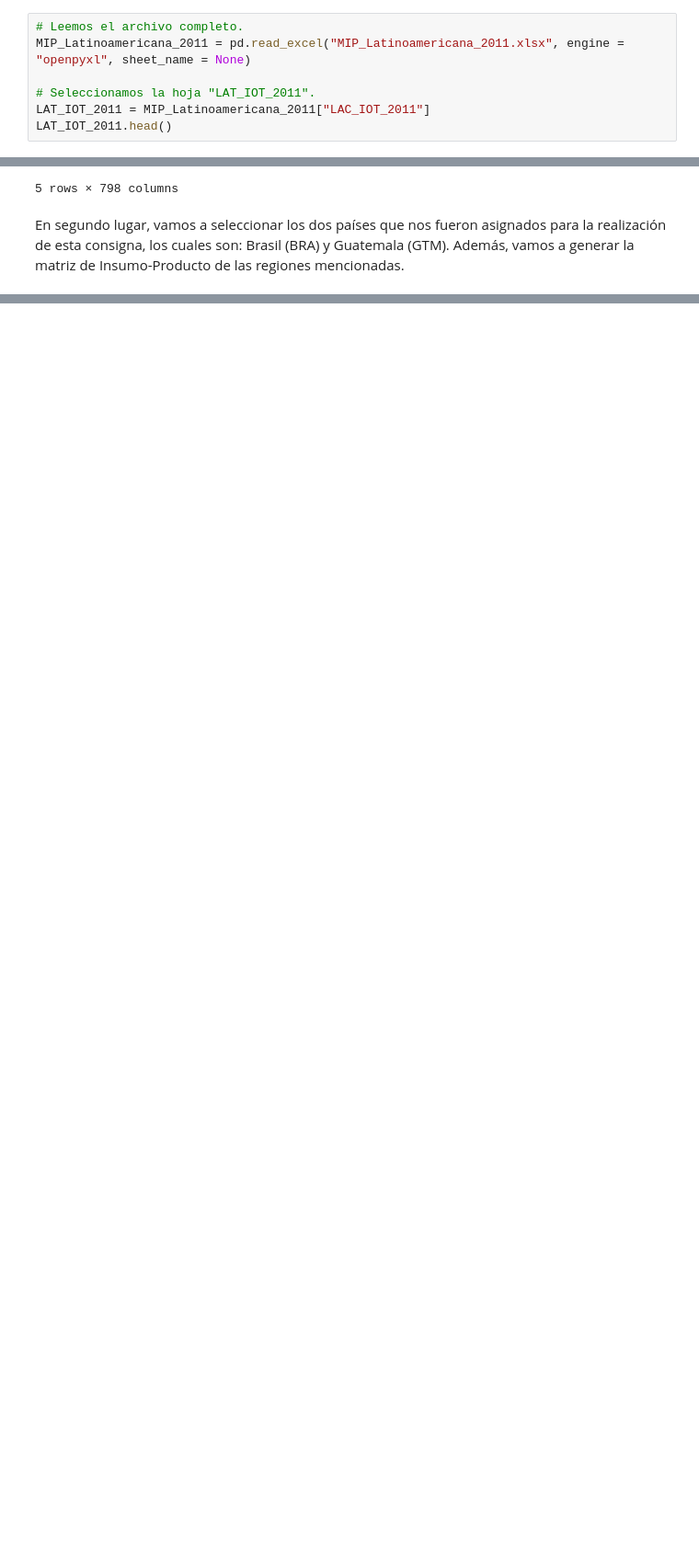
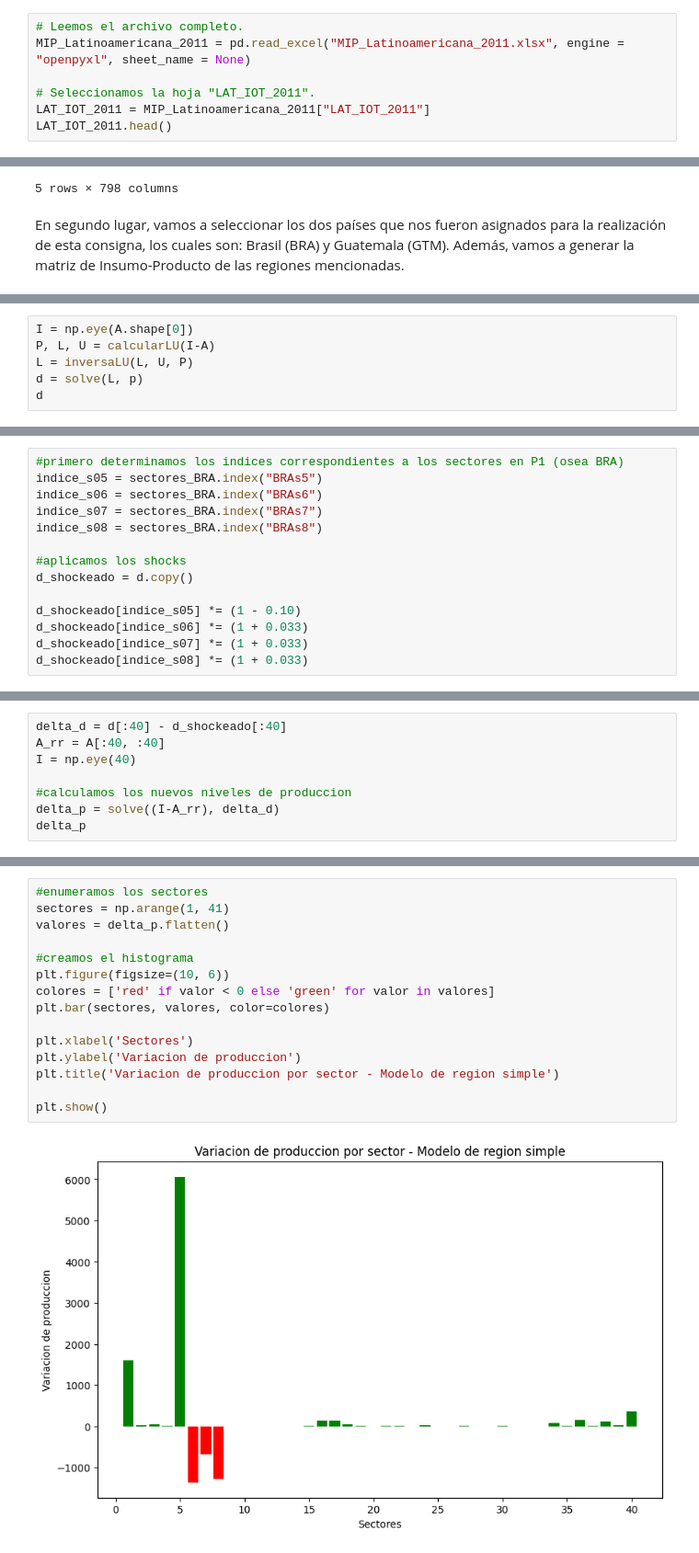
Before and after one commit to Gabrielnm7/ALC-FCEN_UBA, a Jupyter notebook: TP1/grupo_abeliano_TP1.ipynb, the cells around one changed output, grey strips where cells are left out. Shown: that part at 92% size. Drawn from its saved outputs; the diff is of its cells as text; blank space fills up the shorter version.

```diff
--- a/TP1/grupo_abeliano_TP1.ipynb
+++ b/TP1/grupo_abeliano_TP1.ipynb
@@ -513,7 +516,7 @@ En primer lugar, vamos a leer el archivo de excel denominado "MIP_Latinoamerican
 MIP_Latinoamericana_2011 = pd.read_excel("MIP_Latinoamericana_2011.xlsx", engine = "openpyxl", sheet_name = None)
 
 # Seleccionamos la hoja "LAT_IOT_2011".
-LAT_IOT_2011 = MIP_Latinoamericana_2011["LAC_IOT_2011"]
+LAT_IOT_2011 = MIP_Latinoamericana_2011["LAT_IOT_2011"]
 LAT_IOT_2011.head()
 # %% [output]
 |  | Country_iso3 | Nosector | Sector | ARGs1 | ARGs2 | ARGs3 | ARGs4 | ARGs5 | ARGs6 | ARGs7 | ... |
@@ -753,0 +636,6 @@ print(A_sr)
+# %%
+I = np.eye(A.shape[0])
+P, L, U = calcularLU(I-A)
+L = inversaLU(L, U, P)
+d = solve(L, p)
+d
@@ -753,0 +665,14 @@ print(A_sr)
+# %%
+#primero determinamos los indices correspondientes a los sectores en P1 (osea BRA)
+indice_s05 = sectores_BRA.index("BRAs5")
+indice_s06 = sectores_BRA.index("BRAs6")
+indice_s07 = sectores_BRA.index("BRAs7")
+indice_s08 = sectores_BRA.index("BRAs8")
+
+#aplicamos los shocks
+d_shockeado = d.copy()
+
+d_shockeado[indice_s05] *= (1 - 0.10)
+d_shockeado[indice_s06] *= (1 + 0.033)
+d_shockeado[indice_s07] *= (1 + 0.033)
+d_shockeado[indice_s08] *= (1 + 0.033)
@@ -753,0 +687,8 @@ print(A_sr)
+# %%
+delta_d = d[:40] - d_shockeado[:40]
+A_rr = A[:40, :40]
+I = np.eye(40)
+
+#calculamos los nuevos niveles de produccion
+delta_p = solve((I-A_rr), delta_d)
+delta_p
@@ -753,0 +708,17 @@ print(A_sr)
+# %%
+#enumeramos los sectores
+sectores = np.arange(1, 41)
+valores = delta_p.flatten()
+
+#creamos el histograma
+plt.figure(figsize=(10, 6))
+colores = ['red' if valor < 0 else 'green' for valor in valores]
+plt.bar(sectores, valores, color=colores)
+
+plt.xlabel('Sectores')
+plt.ylabel('Variacion de produccion')
+plt.title('Variacion de produccion por sector - Modelo de region simple')
+
+plt.show()
+# %% [output]
+[figure, added]
```
Also changed, not shown: parts of 41 cells of this notebook, 1 other file.
